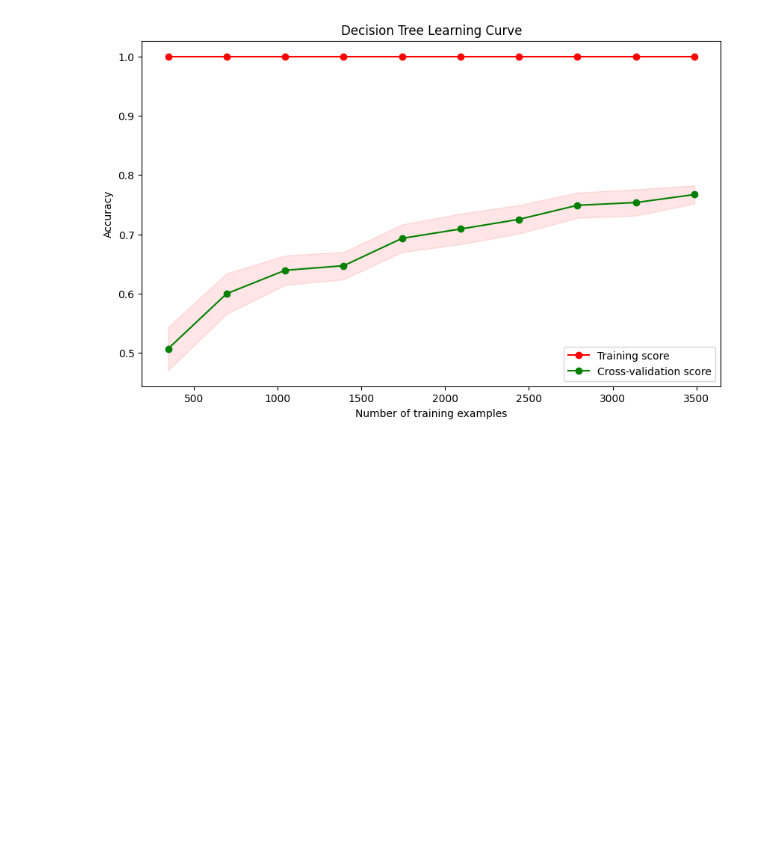
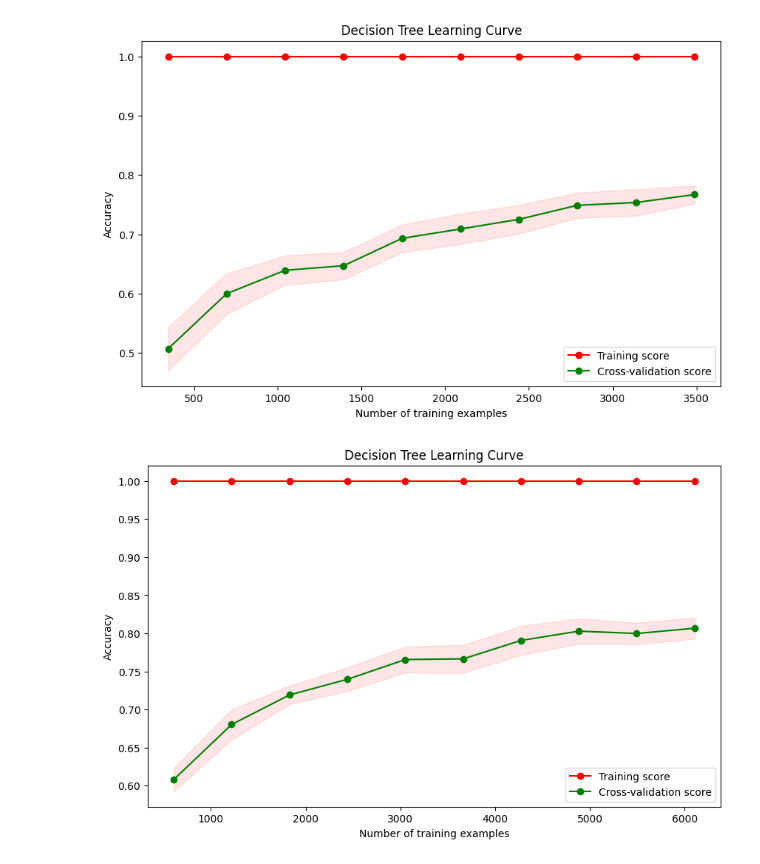
Before and after one commit to Suhail270/DMML_Part3, a Jupyter notebook: Part3.ipynb, the cells around one changed output. Cells and saved outputs as stored; diff of their text form; code cells hidden in the pictures; blank space fills up the shorter version.

Commit message:
decision 3 visualiztion BUT CV WRONG

```diff
--- a/Part3.ipynb
+++ b/Part3.ipynb
@@ -1318,3 +1318,7 @@ learn_curve(X30,y30)
 learn_curve(X60,y60)
 # %% [output]
 [figure]
+# %%
+learn_curve(X30_pro,y30_pro)
+# %% [output]
+[figure, added]
```
Also changed, not shown: parts of 8 cells of this notebook.
